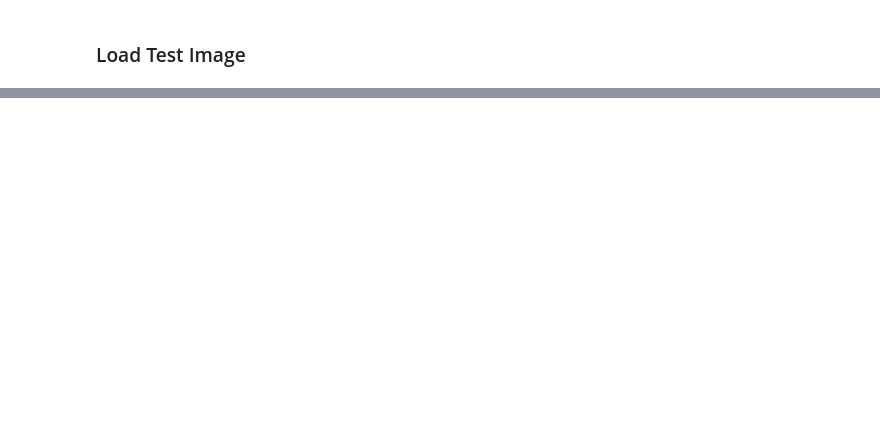
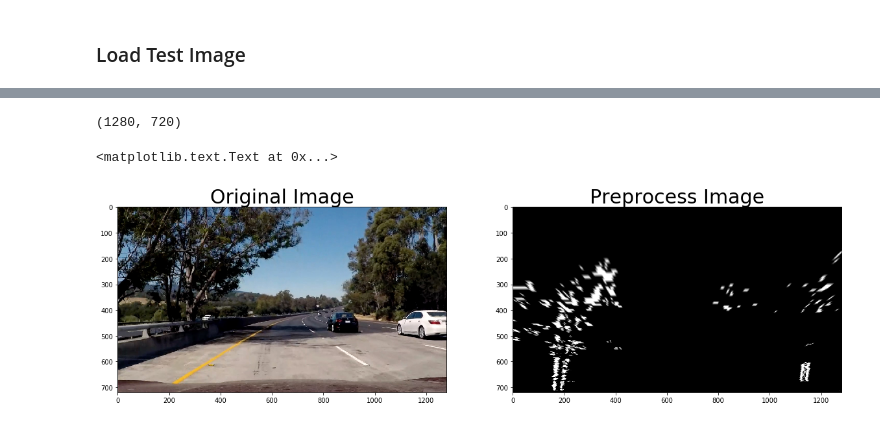
Before and after one commit to Maesla/Advanced-Lane-Lines, a Jupyter notebook: advance_lane_lines.ipynb, the cells around one changed output, grey strips where cells are left out. Drawn from its saved outputs; the diff is of its cells as text; code cells hidden in the pictures; blank space fills up the shorter version.

```diff
--- a/advance_lane_lines.ipynb
+++ b/advance_lane_lines.ipynb
@@ -261,0 +405,36 @@ plot_image(7,perspective_trasformed, 'Transformed', mode = 'GRAY')
+# %%
+import cv2
+import pickle
+
+test_image_folder = './test_images'
+test_image_path = test_image_folder + '/test5.jpg'
+test_image = cv2.imread(test_image_path)
+
+calibration_folder = './camera_cal'
+pickle_path = calibration_folder + '/wide_dist_pickle.p'
+dist_pickle = pickle.load( open( pickle_path, "rb" ) )
+mtx = dist_pickle["mtx"]
+dist = dist_pickle["dist"]
+
+#p = [[280,670],[1034, 670],[560,475],[725,475]]
+p = [[197,715],[1136, 715],[594,447],[691,447]]
+
+src = np.float32(p)
+dest = np.float32(squared_points(src, top = 0))
+
+M = cv2.getPerspectiveTransform(src, dest)
+img_size = (img.shape[1], img.shape[0])
+
+image_preprocessed = image_preprocess(test_image, mtx, dist, M, img_size)
+
+
+print(img_size)
+f, (ax1, ax2) = plt.subplots(1, 2, figsize=(20,10))
+ax1.imshow(test_image[...,::-1])
+ax1.set_title('Original Image', fontsize=30)
+ax2.imshow(image_preprocessed, cmap='gray')
+ax2.set_title('Preprocess Image', fontsize=30)
+# %% [output]
+(1280, 720)
+<matplotlib.text.Text at 0x...>
+[figure, added]
```
Also changed, not shown: parts of 7 cells of this notebook, 1 other file.
